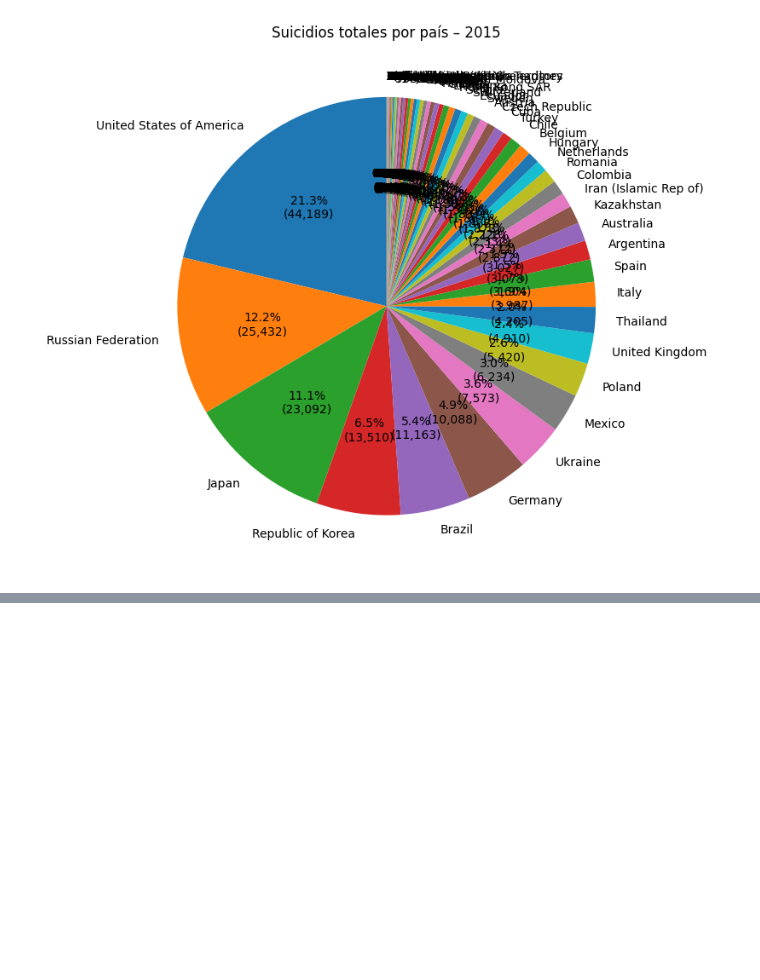
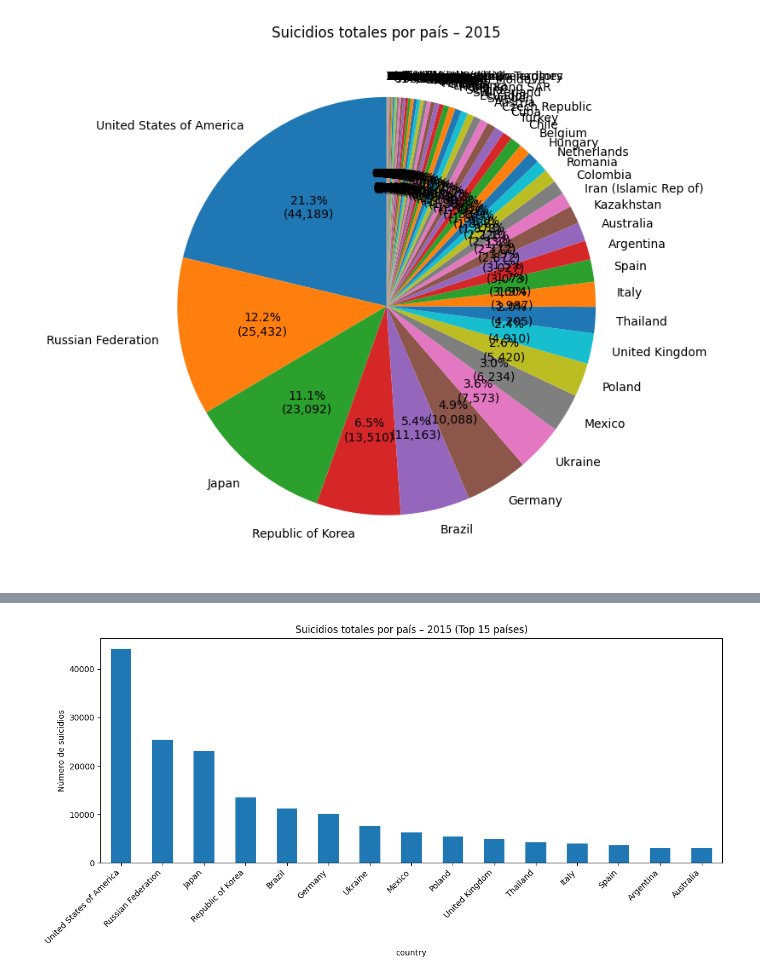
Before and after one commit to vicenadm04/suicidios, a Jupyter notebook: suicide_statics.ipynb, the cells around one changed output, grey strips where cells are left out. Saved outputs shown, nothing was run; the diff lists cells and outputs as text; code cells hidden in the pictures; blank space fills up the shorter version.

```diff
--- a/suicide_statics.ipynb
+++ b/suicide_statics.ipynb
@@ -185,0 +225,27 @@ plt.show()
+# %%
+
+# 2) Tipos y limpieza mínima
+df["year"] = pd.to_numeric(df["year"], errors="coerce")
+df["suicides_no"] = pd.to_numeric(df["suicides_no"], errors="coerce").fillna(0)
+
+# 3) Filtrar 2015 y sumar H+M por país
+df2015 = df[df["year"] == 2015].copy()
+totales = (
+    df2015.groupby("country")["suicides_no"]
+    .sum()
+    .sort_values(ascending=False)
+)
+
+# 4) Tomar top 15 países
+top = totales.head(15)
+
+# 5) Gráfico de barras
+plt.figure(figsize=(12,6))
+top.plot(kind="bar")
+plt.ylabel("Número de suicidios")
+plt.title("Suicidios totales por país – 2015 (Top 15 países)")
+plt.xticks(rotation=45, ha="right")
+plt.tight_layout()
+plt.show()
+# %% [output]
+[figure, added]
```
Also changed, not shown: parts of 2 cells of this notebook.
